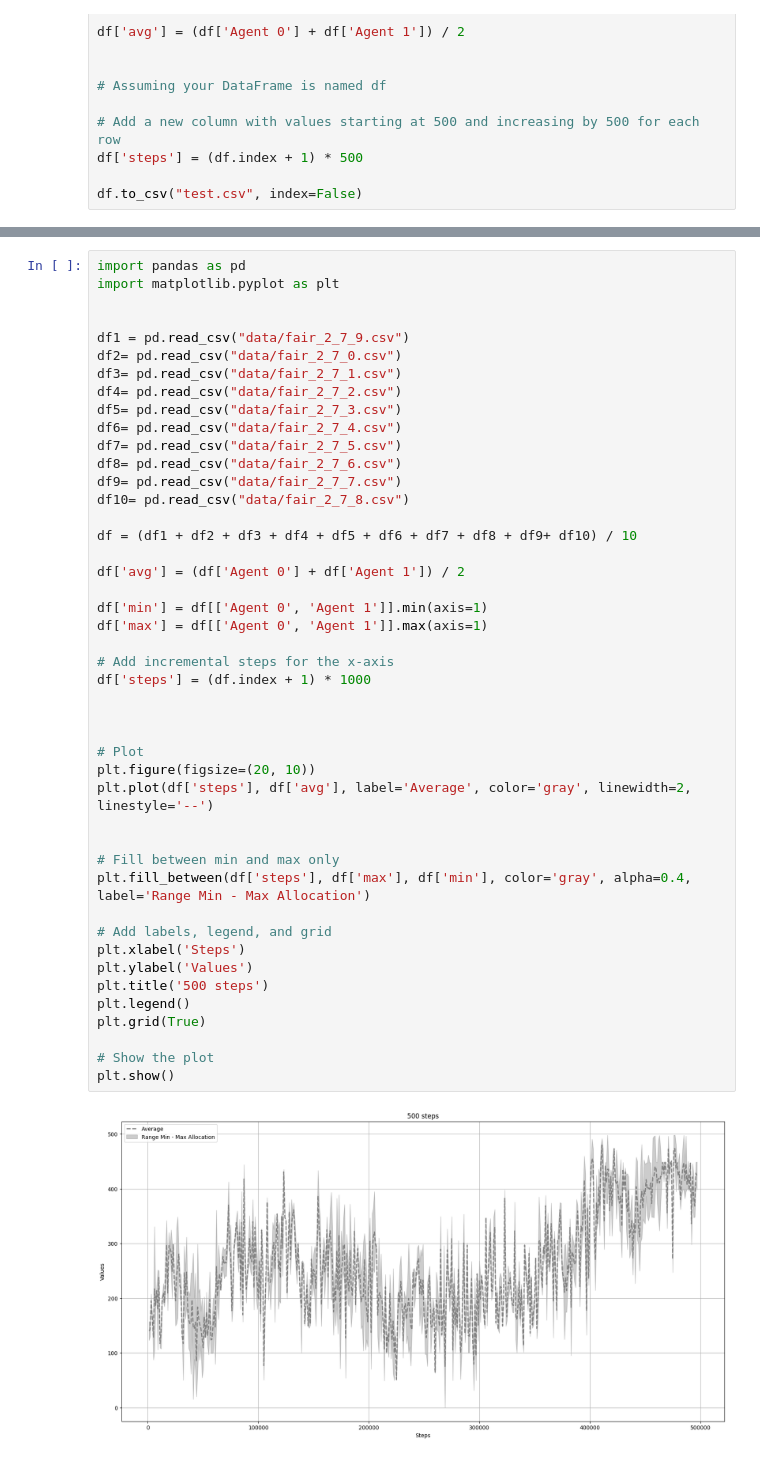
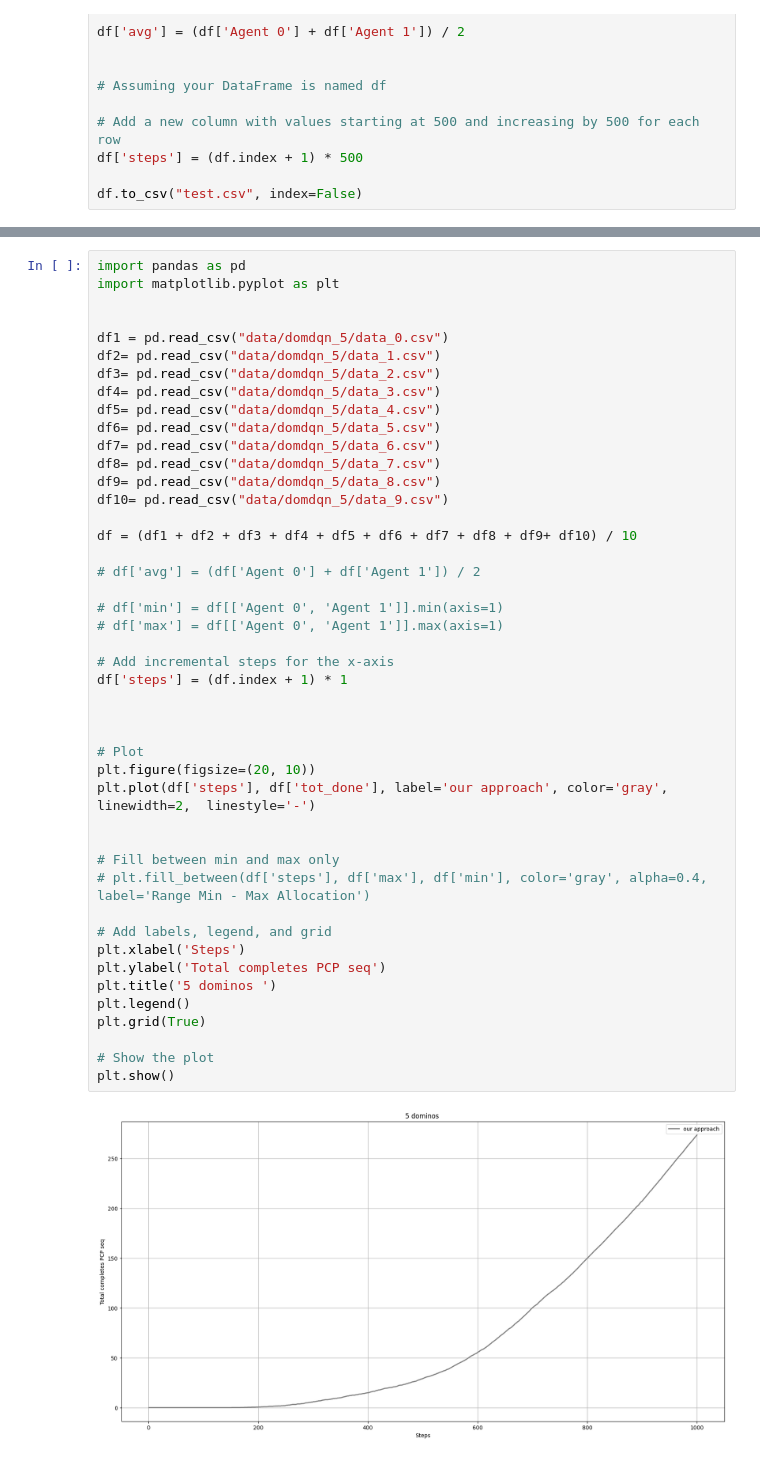
Before and after one commit to arshiarafiei/RL-HP, a Jupyter notebook: main.ipynb, the cells around one changed output, grey strips where cells are left out. Saved outputs shown, nothing was run; the diff lists cells and outputs as text.

```diff
--- a/main.ipynb
+++ b/main.ipynb
@@ -1143,47 +1201,47 @@ df.to_csv("test.csv", index=False)
 # %%
 import pandas as pd
 import matplotlib.pyplot as plt
 
 
-df1 = pd.read_csv("data/fair_2_7_9.csv")
-df2= pd.read_csv("data/fair_2_7_0.csv")
-df3= pd.read_csv("data/fair_2_7_1.csv")
-df4= pd.read_csv("data/fair_2_7_2.csv")
-df5= pd.read_csv("data/fair_2_7_3.csv")
-df6= pd.read_csv("data/fair_2_7_4.csv")
-df7= pd.read_csv("data/fair_2_7_5.csv")
-df8= pd.read_csv("data/fair_2_7_6.csv")
-df9= pd.read_csv("data/fair_2_7_7.csv")
-df10= pd.read_csv("data/fair_2_7_8.csv")
+df1 = pd.read_csv("data/domdqn_5/data_0.csv")
+df2= pd.read_csv("data/domdqn_5/data_1.csv")
+df3= pd.read_csv("data/domdqn_5/data_2.csv")
+df4= pd.read_csv("data/domdqn_5/data_3.csv")
+df5= pd.read_csv("data/domdqn_5/data_4.csv")
+df6= pd.read_csv("data/domdqn_5/data_5.csv")
+df7= pd.read_csv("data/domdqn_5/data_6.csv")
+df8= pd.read_csv("data/domdqn_5/data_7.csv")
+df9= pd.read_csv("data/domdqn_5/data_8.csv")
+df10= pd.read_csv("data/domdqn_5/data_9.csv")
 
 df = (df1 + df2 + df3 + df4 + df5 + df6 + df7 + df8 + df9+ df10) / 10
 
-df['avg'] = (df['Agent 0'] + df['Agent 1']) / 2
+# df['avg'] = (df['Agent 0'] + df['Agent 1']) / 2
 
-df['min'] = df[['Agent 0', 'Agent 1']].min(axis=1)
-df['max'] = df[['Agent 0', 'Agent 1']].max(axis=1)
+# df['min'] = df[['Agent 0', 'Agent 1']].min(axis=1)
+# df['max'] = df[['Agent 0', 'Agent 1']].max(axis=1)
 
 # Add incremental steps for the x-axis
-df['steps'] = (df.index + 1) * 1000
+df['steps'] = (df.index + 1) * 1
 
 
 
 # Plot
 plt.figure(figsize=(20, 10))
-plt.plot(df['steps'], df['avg'], label='Average', color='gray', linewidth=2,  linestyle='--')
+plt.plot(df['steps'], df['tot_done'], label='our approach', color='gray', linewidth=2,  linestyle='-')
 
 
 # Fill between min and max only
-plt.fill_between(df['steps'], df['max'], df['min'], color='gray', alpha=0.4, label='Range Min - Max Allocation')
+# plt.fill_between(df['steps'], df['max'], df['min'], color='gray', alpha=0.4, label='Range Min - Max Allocation')
 
 # Add labels, legend, and grid
 plt.xlabel('Steps')
-plt.ylabel('Values')
-plt.title('500 steps')
+plt.ylabel('Total completes PCP seq')
+plt.title('5 dominos ')
 plt.legend()
 plt.grid(True)
 
 # Show the plot
 plt.show()
 # %% [output]
-[figure, old version]
+[figure, new version]
```
Also changed, not shown: parts of 1 cell of this notebook, 34 other files.
